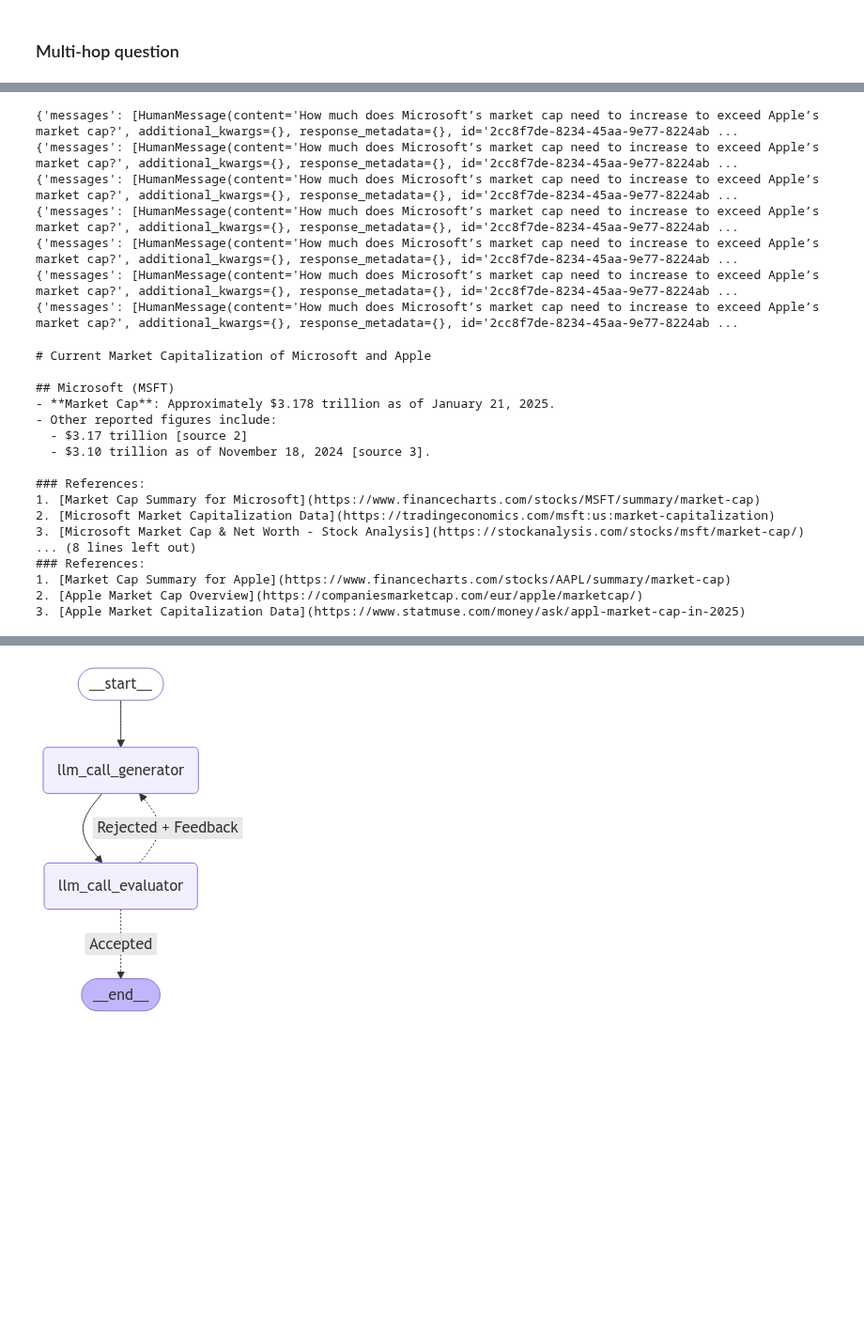
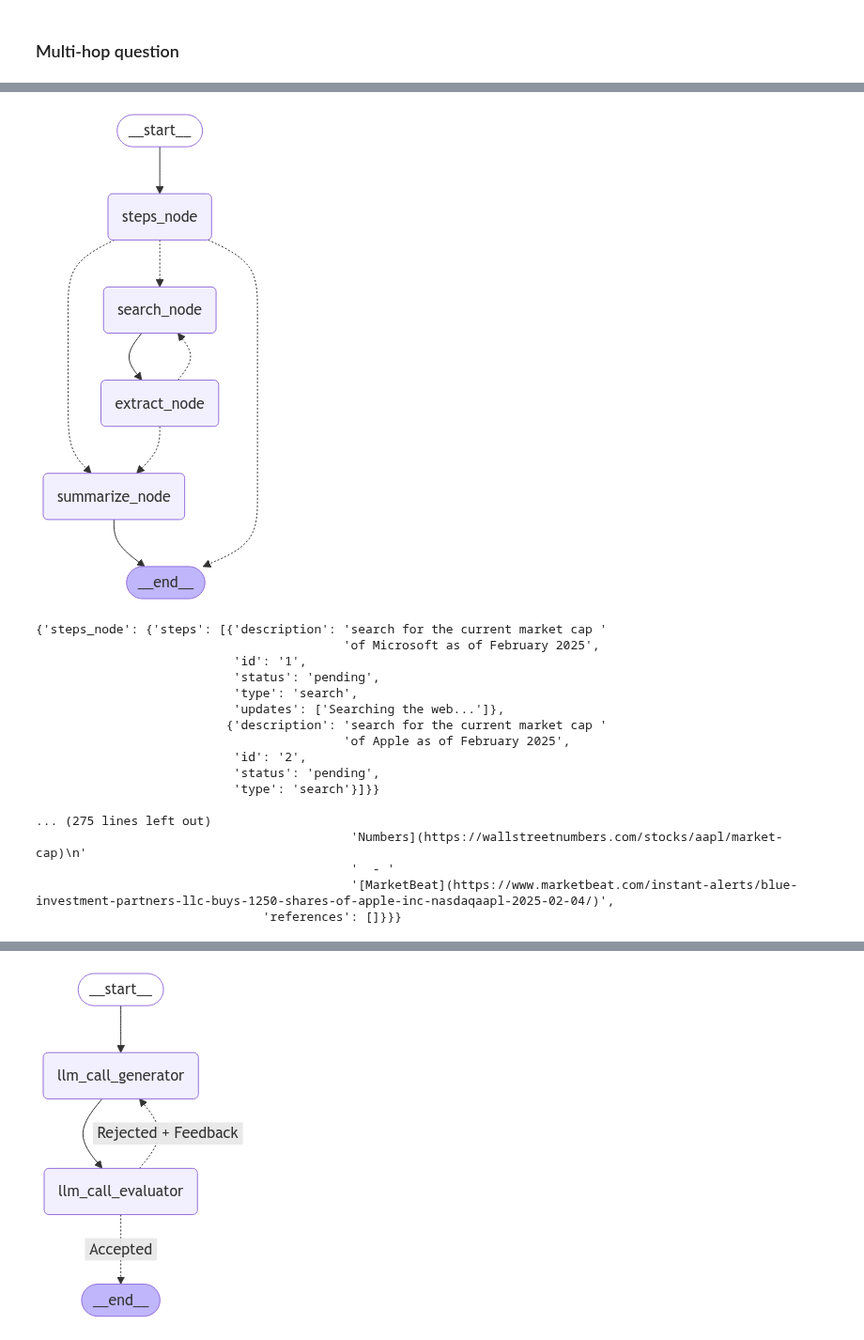
Before and after one commit to syshin0116/Study, a Jupyter notebook: MLDL/LangChain/LangGraph/15-CoT-basedSmartWebSearch.ipynb, the cells around one changed output, grey strips where cells are left out. Shown at 94% size. Cells and saved outputs as stored; diff of their text form; code cells hidden in the pictures; blank space fills up the shorter version.

```diff
--- a/MLDL/LangChain/LangGraph/15-CoT-basedSmartWebSearch.ipynb
+++ b/MLDL/LangChain/LangGraph/15-CoT-basedSmartWebSearch.ipynb
@@ -710,7 +710,7 @@ class JoinOutputs(BaseModel):
 joiner_prompt = hub.pull("wfh/llm-compiler-joiner").partial(
     examples=""
 )  # You can optionally add examples
-llm = ChatOpenAI(model="gpt-4-turbo-preview")
+llm = ChatOpenAI(model="gpt-4o")
 
 runnable = joiner_prompt | llm.with_structured_output(
     JoinOutputs, method="function_calling"
@@ -1301,17 +1305,19 @@ workflow.add_edge("summarize_node", END)
 memory = MemorySaver()
 graph = workflow.compile(checkpointer=memory)
 # %%
-# from IPython.display import Image, display
-# from langchain_core.runnables.graph import CurveStyle, MermaidDrawMethod, NodeStyles
+from IPython.display import Image, display
+from langchain_core.runnables.graph import CurveStyle, MermaidDrawMethod, NodeStyles
 
-# # Visualize the compiled StateGraph as a Mermaid diagram
-# display(
-#     Image(
-#         graph.get_graph().draw_mermaid_png(
-#             draw_method=MermaidDrawMethod.API,
-#         )
-#     )
-# )
+# Visualize the compiled StateGraph as a Mermaid diagram
+display(
+    Image(
+        graph.get_graph().draw_mermaid_png(
+            draw_method=MermaidDrawMethod.API,
+        )
+    )
+)
+# %% [output]
+[figure, added]
 # %%
 config = {
     "configurable": {
@@ -1330,38 +1336,27 @@ inputs = AgentState(
     answer=None,
 )
 
-async for chunk in graph.astream(inputs, config=config, stream_mode="values"):
-    print(chunk)
+async for chunk in graph.astream(inputs, config=config, stream_mode="updates"):
+    pprint(chunk)
+    print()
 # %% [output]
-{'messages': [HumanMessage(content='How much does Microsoft’s market cap need to increase to exceed Apple’s market cap?', additional_kwargs={}, response_metadata={}, id='2cc8f7de-8234-45aa-9e77-8224ab ...
-{'messages': [HumanMessage(content='How much does Microsoft’s market cap need to increase to exceed Apple’s market cap?', additional_kwargs={}, response_metadata={}, id='2cc8f7de-8234-45aa-9e77-8224ab ...
-{'messages': [HumanMessage(content='How much does Microsoft’s market cap need to increase to exceed Apple’s market cap?', additional_kwargs={}, response_metadata={}, id='2cc8f7de-8234-45aa-9e77-8224ab ...
-{'messages': [HumanMessage(content='How much does Microsoft’s market cap need to increase to exceed Apple’s market cap?', additional_kwargs={}, response_metadata={}, id='2cc8f7de-8234-45aa-9e77-8224ab ...
-{'messages': [HumanMessage(content='How much does Microsoft’s market cap need to increase to exceed Apple’s market cap?', additional_kwargs={}, response_metadata={}, id='2cc8f7de-8234-45aa-9e77-8224ab ...
-{'messages': [HumanMessage(content='How much does Microsoft’s market cap need to increase to exceed Apple’s market cap?', additional_kwargs={}, response_metadata={}, id='2cc8f7de-8234-45aa-9e77-8224ab ...
-{'messages': [HumanMessage(content='How much does Microsoft’s market cap need to increase to exceed Apple’s market cap?', additional_kwargs={}, response_metadata={}, id='2cc8f7de-8234-45aa-9e77-8224ab ...
+{'steps_node': {'steps': [{'description': 'search for the current market cap '
+                                          'of Microsoft as of February 2025',
+                           'id': '1',
+                           'status': 'pending',
+                           'type': 'search',
+                           'updates': ['Searching the web...']},
+                          {'description': 'search for the current market cap '
+                                          'of Apple as of February 2025',
+                           'id': '2',
+                           'status': 'pending',
+                           'type': 'search'}]}}
+
+... (275 lines left out)
+                                           'Numbers](https://wallstreetnumbers.com/stocks/aapl/market-cap)\n'
+                                           '  - '
+                                           '[MarketBeat](https://www.marketbeat.com/instant-alerts/blue-investment-partners-llc-buys-1250-shares-of-apple-inc-nasdaqaapl-2025-02-04/)',
+                               'references': []}}}
-# %%
-print(
-    "# Current Market Capitalization of Microsoft and Apple\n\n## Microsoft (MSFT)\n- **Market Cap**: Approximately $3.178 trillion as of January 21, 2025.\n- Other reported figures include:\n  - $3.17 trillion [source 2]\n  - $3.10 trillion as of November 18, 2024 [source 3].\n\n### References:\n1. [Market Cap Summary for Microsoft](https://www.financecharts.com/stocks/MSFT/summary/market-cap)\n2. [Microsoft Market Capitalization Data](https://tradingeconomics.com/msft:us:market-capitalization)\n3. [Microsoft Market Cap & Net Worth - Stock Analysis](https://stockanalysis.com/stocks/msft/market-cap/)\n\n## Apple (AAPL)\n- **Market Cap**: Approximately $3.5 trillion as of January 2025.\n- Notable changes:\n  - Decrease of 7.36% over the past 30 days.\n  - Improvement of 22.98% over the past 12 months.\n- Based on 15.53 billion shares at a price of $223.83.\n\n### References:\n1. [Market Cap Summary for Apple](https://www.financecharts.com/stocks/AAPL/summary/market-cap)\n2. [Apple Market Cap Overview](https://companiesmarketcap.com/eur/apple/marketcap/)\n3. [Apple Market Capitalization Data](https://www.statmuse.com/money/ask/appl-market-cap-in-2025)"
-)
-# %% [output]
-# Current Market Capitalization of Microsoft and Apple
-
-## Microsoft (MSFT)
-- **Market Cap**: Approximately $3.178 trillion as of January 21, 2025.
-- Other reported figures include:
-  - $3.17 trillion [source 2]
-  - $3.10 trillion as of November 18, 2024 [source 3].
-
-### References:
-1. [Market Cap Summary for Microsoft](https://www.financecharts.com/stocks/MSFT/summary/market-cap)
-2. [Microsoft Market Capitalization Data](https://tradingeconomics.com/msft:us:market-capitalization)
-3. [Microsoft Market Cap & Net Worth - Stock Analysis](https://stockanalysis.com/stocks/msft/market-cap/)
-... (8 lines left out)
-### References:
-1. [Market Cap Summary for Apple](https://www.financecharts.com/stocks/AAPL/summary/market-cap)
-2. [Apple Market Cap Overview](https://companiesmarketcap.com/eur/apple/marketcap/)
-3. [Apple Market Capitalization Data](https://www.statmuse.com/money/ask/appl-market-cap-in-2025)
 # %%
 import asyncio
 from typing import Any, Dict, List, Callable, Union
```
Also changed, not shown: parts of 18 cells of this notebook, 3 other files.
